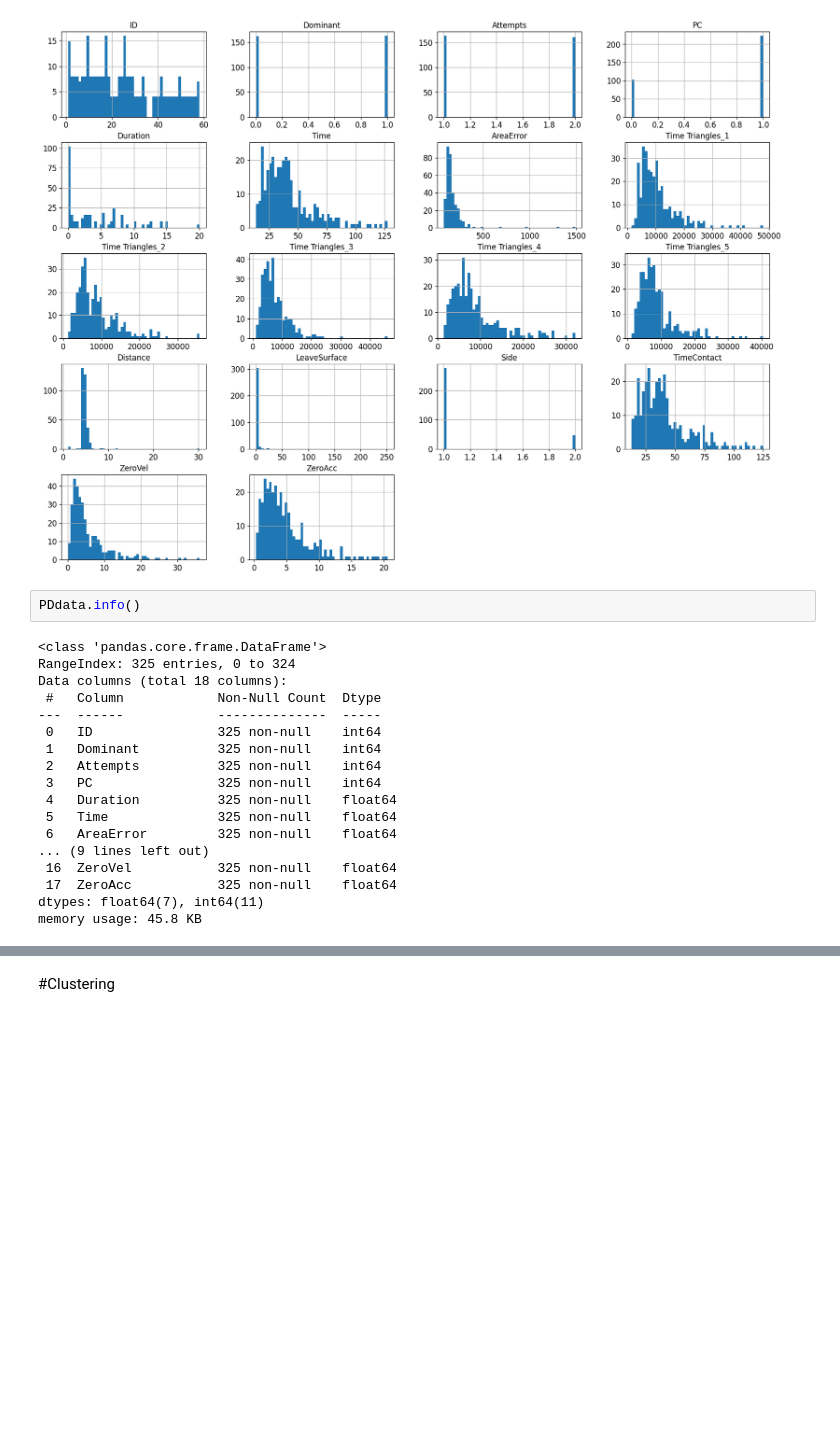
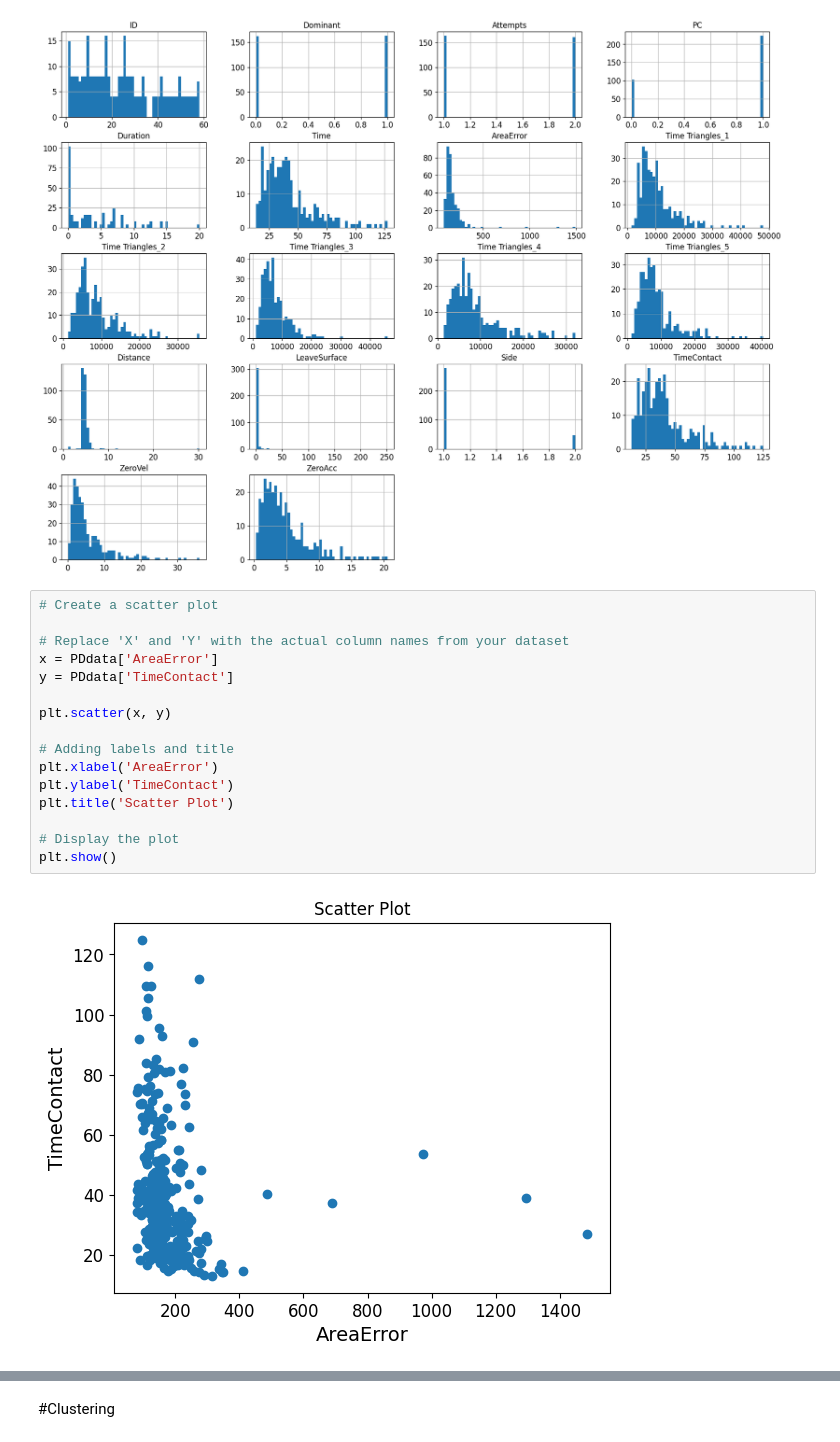
Before and after one commit to farhaanqazi/F21MP, a Jupyter notebook: Masters_Project_F21MP.ipynb, the cells around one changed output, grey strips where cells are left out. Cells and saved outputs as stored; diff of their text form; blank space fills up the shorter version.

```diff
--- a/Masters_Project_F21MP.ipynb
+++ b/Masters_Project_F21MP.ipynb
@@ -78,23 +88,21 @@ save_fig = ("attribute_histogram_plots")
 plt.show()
 # %% [output]
 [figure]
-# %%
-PDdata.info()
-# %% [output]
-<class 'pandas.core.frame.DataFrame'>
-RangeIndex: 325 entries, 0 to 324
-Data columns (total 18 columns):
- #   Column            Non-Null Count  Dtype
----  ------            --------------  -----
- 0   ID                325 non-null    int64
- 1   Dominant          325 non-null    int64
- 2   Attempts          325 non-null    int64
- 3   PC                325 non-null    int64
- 4   Duration          325 non-null    float64
- 5   Time              325 non-null    float64
- 6   AreaError         325 non-null    float64
-... (9 lines left out)
- 16  ZeroVel           325 non-null    float64
- 17  ZeroAcc           325 non-null    float64
-dtypes: float64(7), int64(11)
-memory usage: 45.8 KB
+# %%
+# Create a scatter plot
+
+# Replace 'X' and 'Y' with the actual column names from your dataset
+x = PDdata['AreaError']
+y = PDdata['TimeContact']
+
+plt.scatter(x, y)
+
+# Adding labels and title
+plt.xlabel('AreaError')
+plt.ylabel('TimeContact')
+plt.title('Scatter Plot')
+
+# Display the plot
+plt.show()
+# %% [output]
+[figure, added]
```
Also changed, not shown: parts of 108 cells of this notebook.
